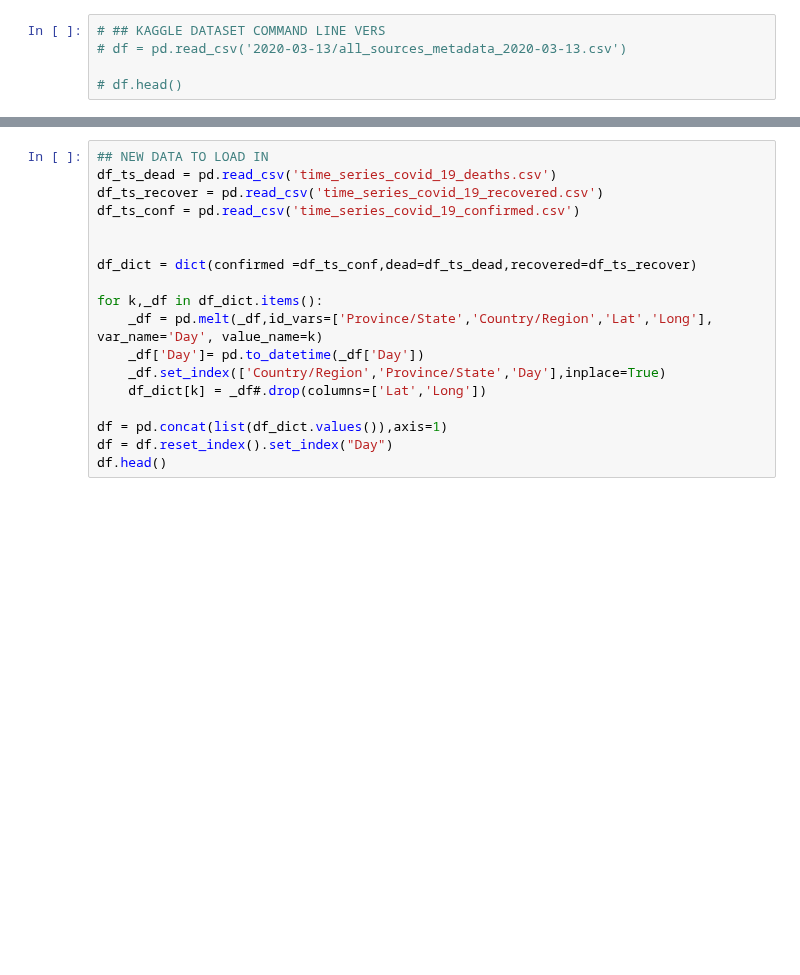
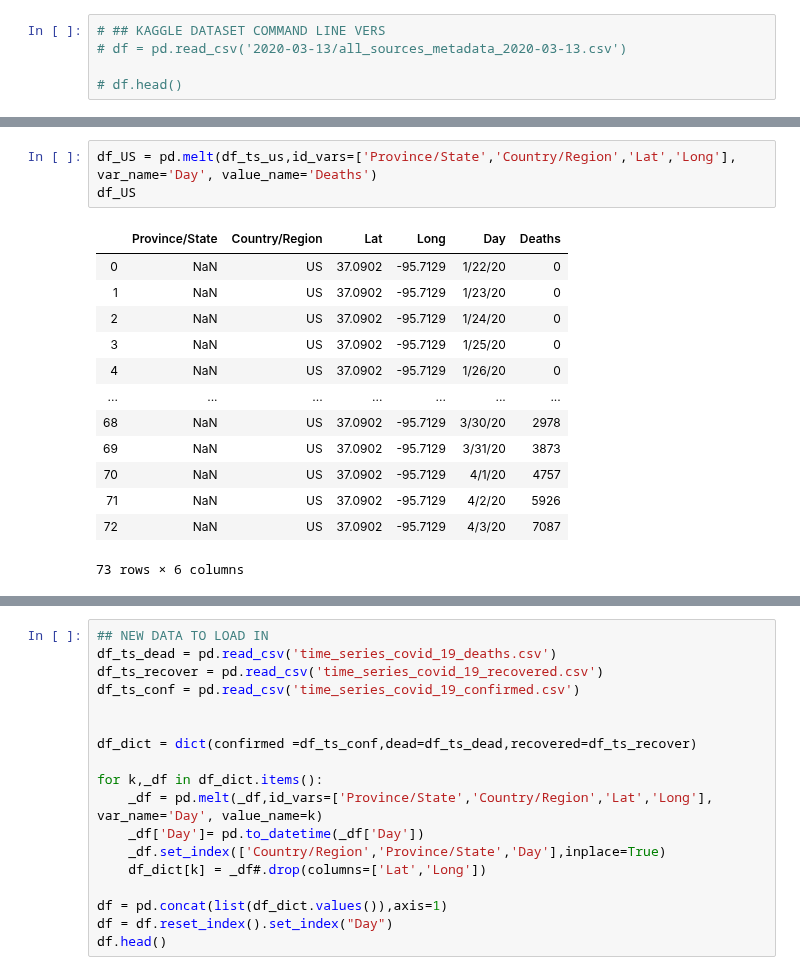
Before and after one commit to jirvingphd/playing-with-coronavirus-data, a Jupyter notebook: coronavirus-best.ipynb, the cells around one changed output, grey strips where cells are left out. Drawn from its saved outputs; the diff is of its cells as text; blank space fills up the shorter version.

```diff
--- a/coronavirus-plotly.ipynb
+++ b/coronavirus-best.ipynb
@@ -417,0 +495,17 @@ df_us['Province/State'].value_counts()
+# %%
+df_US = pd.melt(df_ts_us,id_vars=['Province/State','Country/Region','Lat','Long'], var_name='Day', value_name='Deaths')
+df_US
+# %% [output]
+|  | Province/State | Country/Region | Lat | Long | Day | Deaths |
+| 0 | NaN | US | 37.0902 | -95.7129 | 1/22/20 | 0 |
+| 1 | NaN | US | 37.0902 | -95.7129 | 1/23/20 | 0 |
+| 2 | NaN | US | 37.0902 | -95.7129 | 1/24/20 | 0 |
+| 3 | NaN | US | 37.0902 | -95.7129 | 1/25/20 | 0 |
+| 4 | NaN | US | 37.0902 | -95.7129 | 1/26/20 | 0 |
+| ... | ... | ... | ... | ... | ... | ... |
+| 68 | NaN | US | 37.0902 | -95.7129 | 3/30/20 | 2978 |
+| 69 | NaN | US | 37.0902 | -95.7129 | 3/31/20 | 3873 |
+| 70 | NaN | US | 37.0902 | -95.7129 | 4/1/20 | 4757 |
+| 71 | NaN | US | 37.0902 | -95.7129 | 4/2/20 | 5926 |
+| 72 | NaN | US | 37.0902 | -95.7129 | 4/3/20 | 7087 |
+73 rows × 6 columns
```
Also changed, not shown: parts of 19 cells of this notebook.
